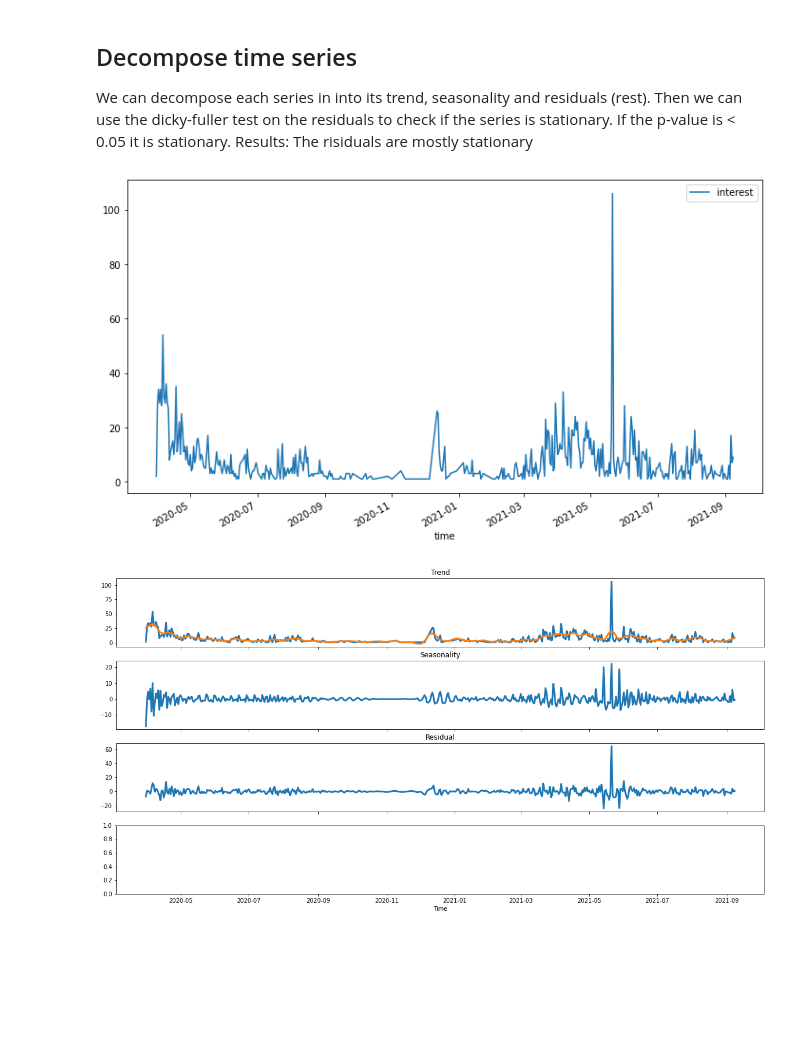
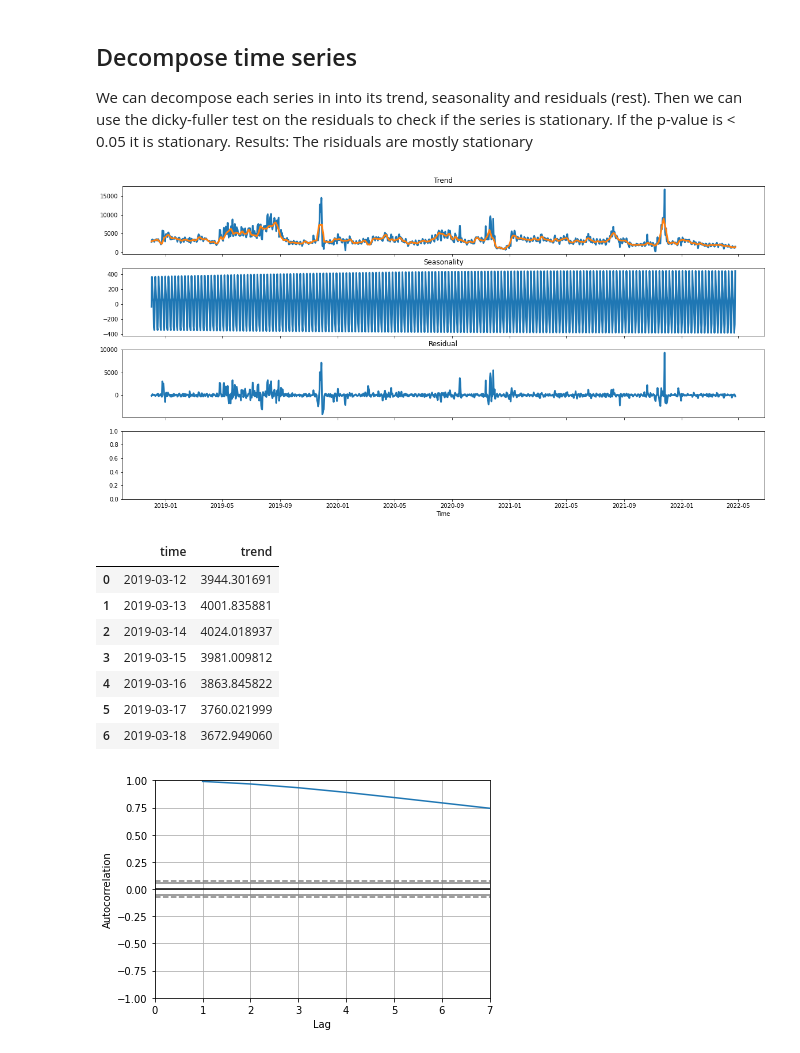
Before and after one commit to sjsivert/Masteroppgave, a Jupyter notebook: notebooks/cats_analysis.ipynb, the cells around one changed output. Saved outputs shown, nothing was run; the diff lists cells and outputs as text; code cells hidden in the pictures; blank space fills up the shorter version.

Commit message:
feat/Add slim down dataset notebook, and update cats_analyses notebook

```diff
--- a/notebooks/cats_analysis.ipynb
+++ b/notebooks/cats_analysis.ipynb
@@ -11,7 +11,7 @@ from kats.utils.decomposition import TimeSeriesDecomposition
 from kats.detectors.seasonality import FFTDetector
 from kats.detectors.outlier import OutlierDetector
 # %%
-raw_data = pd.read_csv('../datasets/raw/market_insights_overview_5p_full.csv', parse_dates=["date"])
+raw_data = pd.read_csv('../datasets/raw/market_insights_overview_all_2022_04_26_filtered.csv', parse_dates=["date"])
 
 # Filter away early 2018 data as it seems to contain errors
 raw_data =raw_data .loc[raw_data ['date'] > '2018-12-01']
@@ -98,15 +87,30 @@ Then we can use the dicky-fuller test on the residuals to check if the series is
 If the p-value is < 0.05 it is stationary.
 Results: The risiduals are mostly stationary
 # %%
-nettverkskabler = data_grouped.loc[data["cat_id"] ==  11037]
+nettverkskabler = data_grouped.loc[data["cat_id"] ==  2]
+
 #nettverkskabler['date'] =  pd.to_datetime(raw_data['date'])
 nettverkskabler = nettverkskabler.rename(columns={"date": "time"})
 ts = TimeSeriesData(nettverkskabler[["time", "interest"]])
 # %%
-ts.plot()
-decomposer = TimeSeriesDecomposition(ts, decomposition="additive")
+decomposer = TimeSeriesDecomposition(ts, decomposition="additive", robust=True, seasonal=365)
 results = decomposer.decomposer()
 fig = decomposer.plot()
 # %% [output]
-[figure, old version]
+[figure, new version]
-[figure, removed]
+# %%
+from pandas.plotting import autocorrelation_plot
+trend = results["trend"].to_dataframe()
+trend.set_index("time", inplace=True)
+autocorrelation_plot(trend, ).set_xlim(0, 7)
+results["trend"][100:100+7]
+# %% [output]
+|  | time | trend |
+| 0 | 2019-03-12 | 3944.301691 |
+| 1 | 2019-03-13 | 4001.835881 |
+| 2 | 2019-03-14 | 4024.018937 |
+| 3 | 2019-03-15 | 3981.009812 |
+| 4 | 2019-03-16 | 3863.845822 |
+| 5 | 2019-03-17 | 3760.021999 |
+| 6 | 2019-03-18 | 3672.949060 |
+[figure, added]
```
Also changed, not shown: parts of 10 cells of this notebook, 2 other files.
